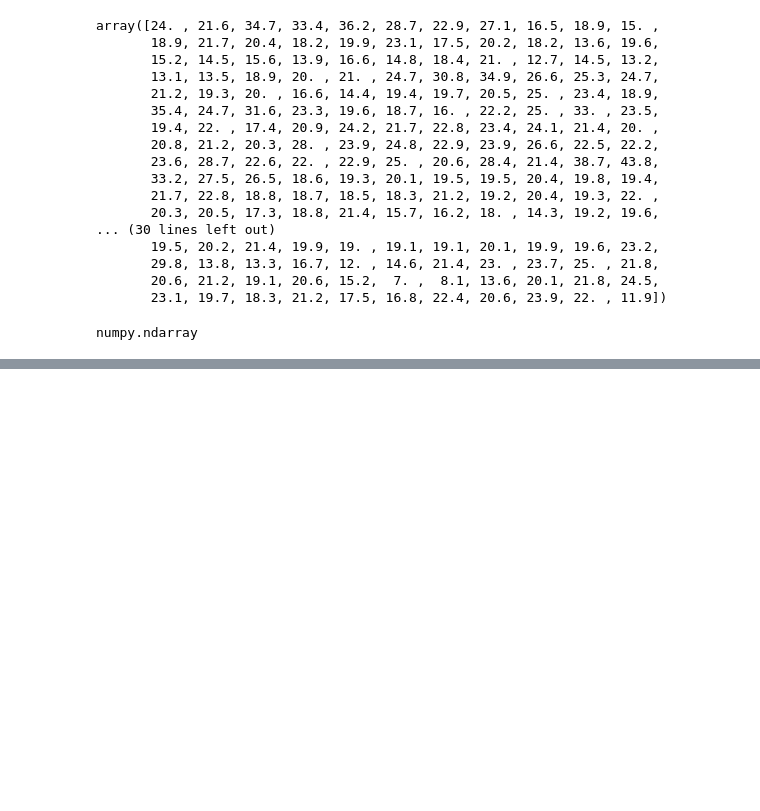
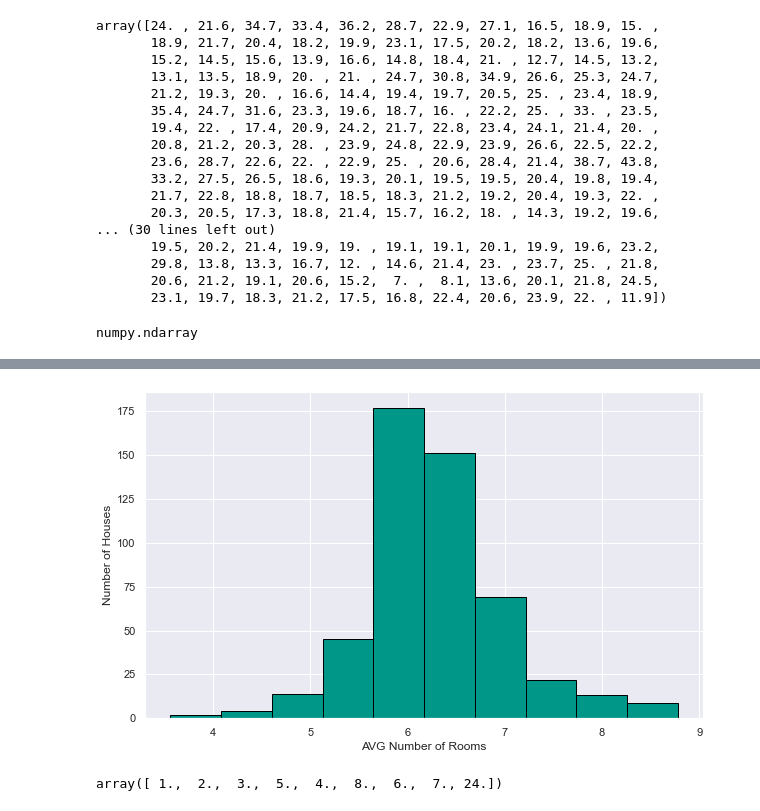
Before and after one commit to Foyezz/Data-Sciece-and-ML-Bootcamp-, a Jupyter notebook: Predeict_House_Prices_with_Multivariable_LinearRegression/Multivariate Regression.ipynb, the cells around one changed output, grey strips where cells are left out. Saved outputs shown, nothing was run; the diff lists cells and outputs as text; code cells hidden in the pictures; blank space fills up the shorter version.

```diff
--- a/Predeict_House_Prices_with_Multivariable_LinearRegression/Multivariate Regression.ipynb
+++ b/Predeict_House_Prices_with_Multivariable_LinearRegression/Multivariate Regression.ipynb
@@ -109,0 +201,14 @@ numpy.ndarray
+# %%
+plt.figure(figsize=(10, 6))
+plt.hist(data['RM'], ec = 'black', color = '#009688')
+
+plt.xlabel('AVG Number of Rooms')
+plt.ylabel('Number of Houses')
+
+plt.show()
+# %% [output]
+[figure, added]
+# %%
+data.RAD.unique()
+# %% [output]
+array([ 1.,  2.,  3.,  5.,  4.,  8.,  6.,  7., 24.])
```
Also changed, not shown: parts of 25 cells of this notebook.
